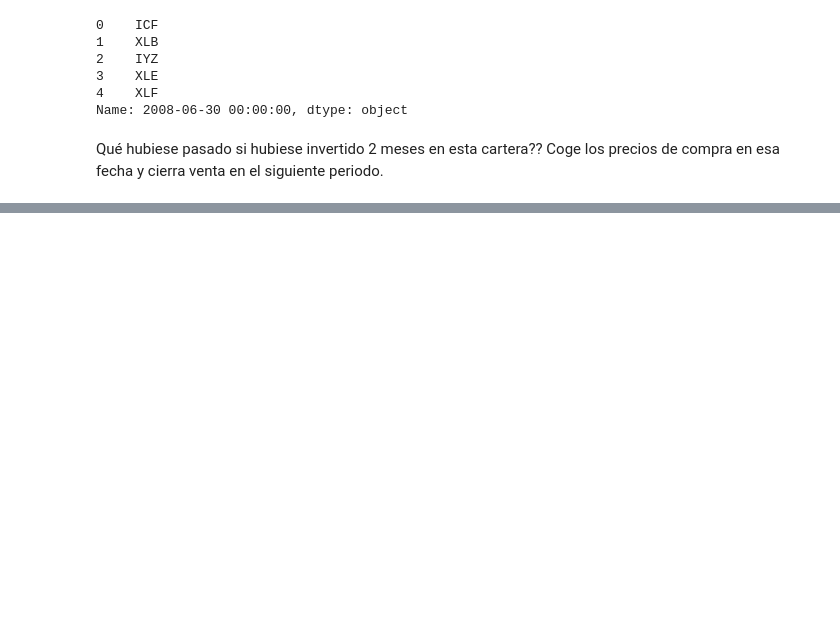
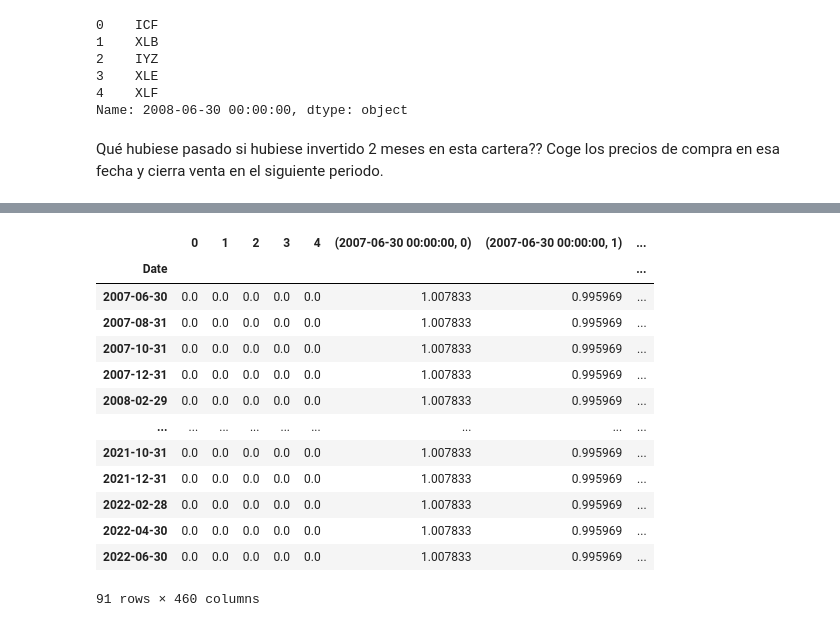
Before and after one commit to NicoGuillen/Backtest, a Jupyter notebook: Quant_Features.ipynb, the cells around one changed output, grey strips where cells are left out. Saved outputs shown, nothing was run; the diff lists cells and outputs as text; code cells hidden in the pictures; blank space fills up the shorter version.

```diff
--- a/Quant_Features.ipynb
+++ b/Quant_Features.ipynb
@@ -2191,0 +2202,3 @@ Qué hubiese pasado si hubiese invertido 2 meses en esta cartera?? Coge los prec
+# %%
+# Genero un df vacío con las dim del df cartera
+df = pd.DataFrame(np.zeros((cartera_sharpe.shape[0], cartera_sharpe.shape[1])), index = cartera_sharpe.index)
@@ -2191,0 +2222,25 @@ Qué hubiese pasado si hubiese invertido 2 meses en esta cartera?? Coge los prec
+# %%
+# Ahora tengo que recorrer cada fila de mi cartera y sacar los precios
+for idx in cartera_sharpe.index:
+    activos = cartera_sharpe.loc[idx, :].tolist()
+    #print(activos)
+    # Ahora recorrro cada activo y le asigno un precio. Recuerda que tomas como ref el precio en base 1
+    for activo in range(len(activos)):
+        df[idx, ] = precio_cero_resample.loc[idx, activos[activo]]
+# %%
+df
+# %% [output]
+|  | 0 | 1 | 2 | 3 | 4 | (2007-06-30 00:00:00, 0) | (2007-06-30 00:00:00, 1) | ... |
+| Date |  |  |  |  |  |  |  | ... |
+| 2007-06-30 | 0.0 | 0.0 | 0.0 | 0.0 | 0.0 | 1.007833 | 0.995969 | ... |
+| 2007-08-31 | 0.0 | 0.0 | 0.0 | 0.0 | 0.0 | 1.007833 | 0.995969 | ... |
+| 2007-10-31 | 0.0 | 0.0 | 0.0 | 0.0 | 0.0 | 1.007833 | 0.995969 | ... |
+| 2007-12-31 | 0.0 | 0.0 | 0.0 | 0.0 | 0.0 | 1.007833 | 0.995969 | ... |
+| 2008-02-29 | 0.0 | 0.0 | 0.0 | 0.0 | 0.0 | 1.007833 | 0.995969 | ... |
+| ... | ... | ... | ... | ... | ... | ... | ... | ... |
+| 2021-10-31 | 0.0 | 0.0 | 0.0 | 0.0 | 0.0 | 1.007833 | 0.995969 | ... |
+| 2021-12-31 | 0.0 | 0.0 | 0.0 | 0.0 | 0.0 | 1.007833 | 0.995969 | ... |
+| 2022-02-28 | 0.0 | 0.0 | 0.0 | 0.0 | 0.0 | 1.007833 | 0.995969 | ... |
+| 2022-04-30 | 0.0 | 0.0 | 0.0 | 0.0 | 0.0 | 1.007833 | 0.995969 | ... |
+| 2022-06-30 | 0.0 | 0.0 | 0.0 | 0.0 | 0.0 | 1.007833 | 0.995969 | ... |
+91 rows × 460 columns
```
Also changed, not shown: parts of 64 cells of this notebook, 1 other file.
